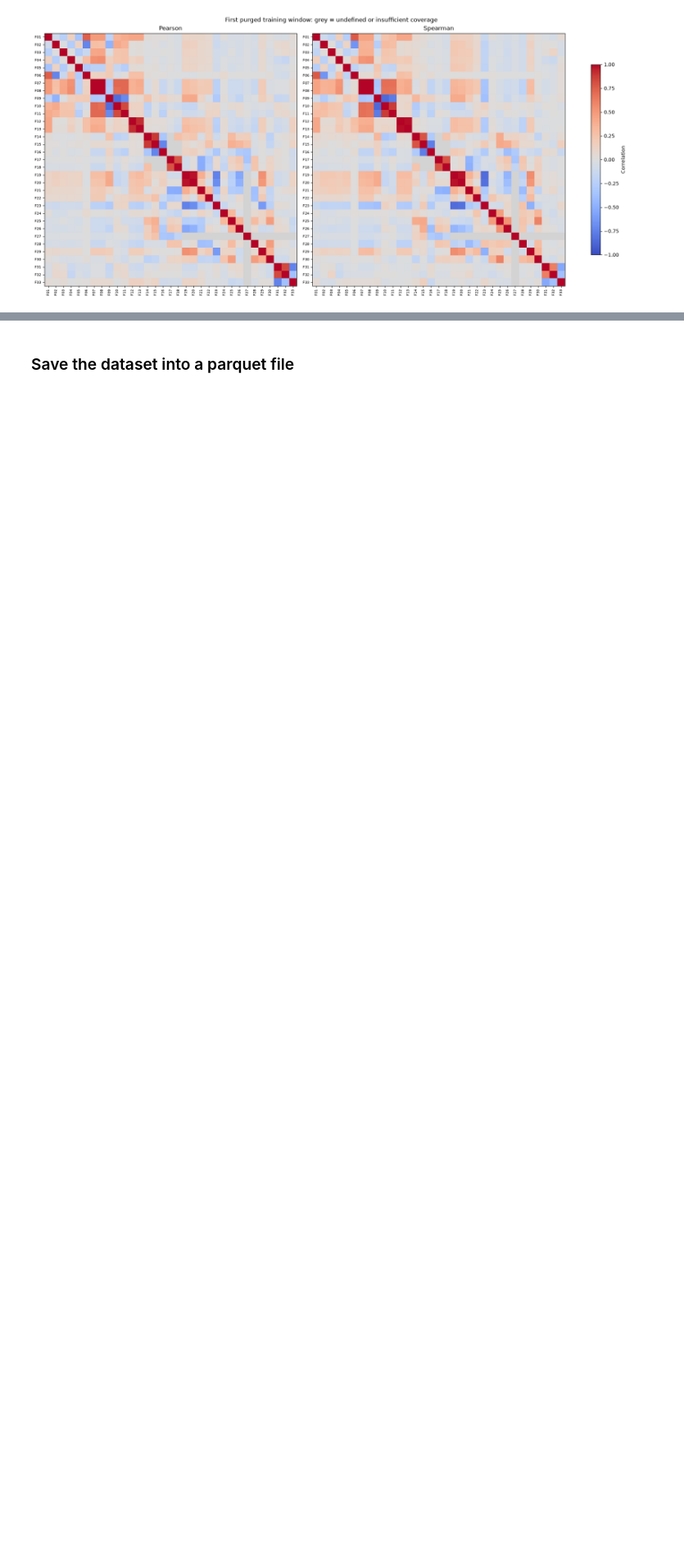
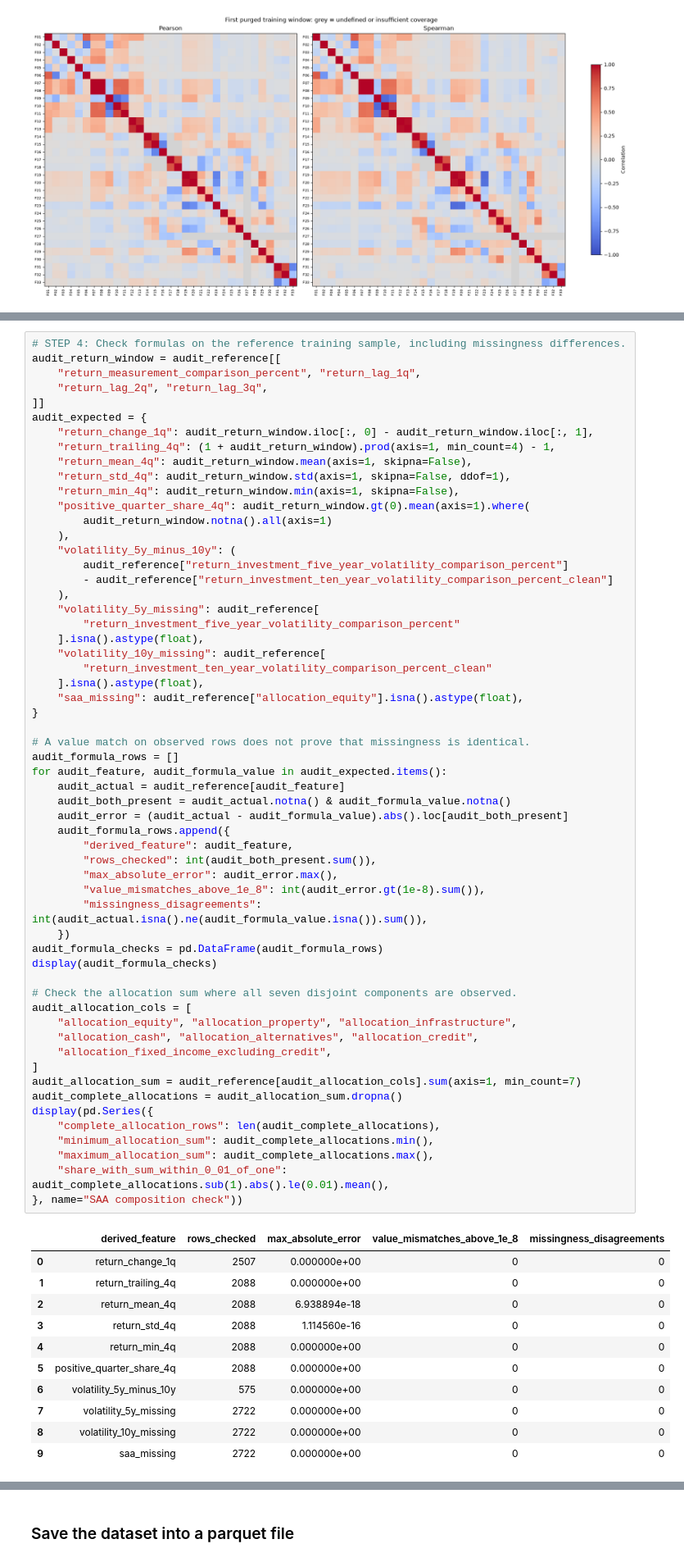
Before and after one commit to terra9/superannuation-performance-early-warning, a Jupyter notebook: notebooks/feature_engineering.ipynb, the cells around one changed output, grey strips where cells are left out. Shown at 82% size. Saved outputs shown, nothing was run; the diff lists cells and outputs as text; blank space fills up the shorter version.

```diff
--- a/notebooks/feature_engineering.ipynb
+++ b/notebooks/feature_engineering.ipynb
@@ -1304,0 +1309,70 @@ plt.show()
+# %%
+# STEP 4: Check formulas on the reference training sample, including missingness differences.
+audit_return_window = audit_reference[[
+    "return_measurement_comparison_percent", "return_lag_1q",
+    "return_lag_2q", "return_lag_3q",
+]]
+audit_expected = {
+    "return_change_1q": audit_return_window.iloc[:, 0] - audit_return_window.iloc[:, 1],
+    "return_trailing_4q": (1 + audit_return_window).prod(axis=1, min_count=4) - 1,
+    "return_mean_4q": audit_return_window.mean(axis=1, skipna=False),
+    "return_std_4q": audit_return_window.std(axis=1, skipna=False, ddof=1),
+    "return_min_4q": audit_return_window.min(axis=1, skipna=False),
+    "positive_quarter_share_4q": audit_return_window.gt(0).mean(axis=1).where(
+        audit_return_window.notna().all(axis=1)
+    ),
+    "volatility_5y_minus_10y": (
+        audit_reference["return_investment_five_year_volatility_comparison_percent"]
+        - audit_reference["return_investment_ten_year_volatility_comparison_percent_clean"]
+    ),
+    "volatility_5y_missing": audit_reference[
+        "return_investment_five_year_volatility_comparison_percent"
+    ].isna().astype(float),
+    "volatility_10y_missing": audit_reference[
+        "return_investment_ten_year_volatility_comparison_percent_clean"
+    ].isna().astype(float),
+    "saa_missing": audit_reference["allocation_equity"].isna().astype(float),
+}
+
+# A value match on observed rows does not prove that missingness is identical.
+audit_formula_rows = []
+for audit_feature, audit_formula_value in audit_expected.items():
+    audit_actual = audit_reference[audit_feature]
+    audit_both_present = audit_actual.notna() & audit_formula_value.notna()
+    audit_error = (audit_actual - audit_formula_value).abs().loc[audit_both_present]
+    audit_formula_rows.append({
+        "derived_feature": audit_feature,
+        "rows_checked": int(audit_both_present.sum()),
+        "max_absolute_error": audit_error.max(),
+        "value_mismatches_above_1e_8": int(audit_error.gt(1e-8).sum()),
+        "missingness_disagreements": int(audit_actual.isna().ne(audit_formula_value.isna()).sum()),
+    })
+audit_formula_checks = pd.DataFrame(audit_formula_rows)
+display(audit_formula_checks)
+
+# Check the allocation sum where all seven disjoint components are observed.
+audit_allocation_cols = [
+    "allocation_equity", "allocation_property", "allocation_infrastructure",
+    "allocation_cash", "allocation_alternatives", "allocation_credit",
+    "allocation_fixed_income_excluding_credit",
+]
+audit_allocation_sum = audit_reference[audit_allocation_cols].sum(axis=1, min_count=7)
+audit_complete_allocations = audit_allocation_sum.dropna()
+display(pd.Series({
+    "complete_allocation_rows": len(audit_complete_allocations),
+    "minimum_allocation_sum": audit_complete_allocations.min(),
+    "maximum_allocation_sum": audit_complete_allocations.max(),
+    "share_with_sum_within_0_01_of_one": audit_complete_allocations.sub(1).abs().le(0.01).mean(),
+}, name="SAA composition check"))
+# %% [output]
+|  | derived_feature | rows_checked | max_absolute_error | value_mismatches_above_1e_8 | missingness_disagreements |
+| 0 | return_change_1q | 2507 | 0.000000e+00 | 0 | 0 |
+| 1 | return_trailing_4q | 2088 | 0.000000e+00 | 0 | 0 |
+| 2 | return_mean_4q | 2088 | 6.938894e-18 | 0 | 0 |
+| 3 | return_std_4q | 2088 | 1.114560e-16 | 0 | 0 |
+| 4 | return_min_4q | 2088 | 0.000000e+00 | 0 | 0 |
+| 5 | positive_quarter_share_4q | 2088 | 0.000000e+00 | 0 | 0 |
+| 6 | volatility_5y_minus_10y | 575 | 0.000000e+00 | 0 | 0 |
+| 7 | volatility_5y_missing | 2722 | 0.000000e+00 | 0 | 0 |
+| 8 | volatility_10y_missing | 2722 | 0.000000e+00 | 0 | 0 |
+| 9 | saa_missing | 2722 | 0.000000e+00 | 0 | 0 |
```
Also changed, not shown: parts of 8 cells of this notebook, 1 other file.
